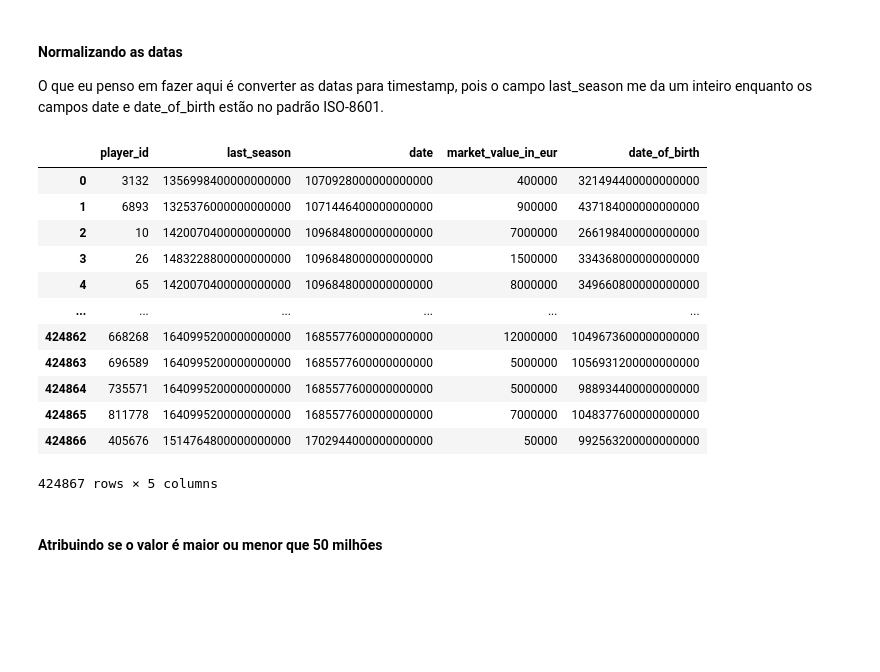
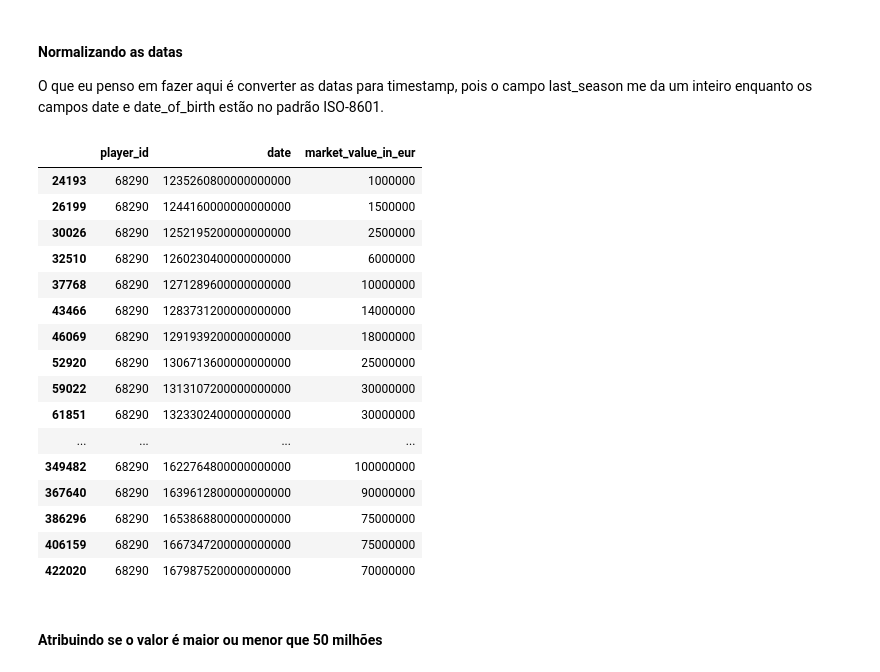
Before and after one commit to lucasramosdev/prevendo_valor_jogadores, a Jupyter notebook: Learn.ipynb, the cells around one changed output. Cells and saved outputs as stored; diff of their text form; code cells hidden in the pictures; blank space fills up the shorter version.

```diff
--- a/Learn.ipynb
+++ b/Learn.ipynb
@@ -101,26 +101,27 @@ O que eu penso em fazer aqui é converter as datas para timestamp, pois o campo
 # %%
 import pandas as pd
 from datetime import datetime
 
-stats['date_of_birth'] = pd.to_datetime(stats['date_of_birth']).astype('int64')
 stats['date'] = pd.to_datetime(stats['date']).astype('int64')
-stats['last_season'] = stats['last_season'].astype(str) + '-01-01'
-stats['last_season'] = pd.to_datetime(stats['last_season']).astype('int64')
-stats
+stats[stats.player_id == 68290]
 # %% [output]
-|  | player_id | last_season | date | market_value_in_eur | date_of_birth |
-| 0 | 3132 | 1356998400000000000 | 1070928000000000000 | 400000 | 321494400000000000 |
-| 1 | 6893 | 1325376000000000000 | 1071446400000000000 | 900000 | 437184000000000000 |
-| 2 | 10 | 1420070400000000000 | 1096848000000000000 | 7000000 | 266198400000000000 |
-| 3 | 26 | 1483228800000000000 | 1096848000000000000 | 1500000 | 334368000000000000 |
-| 4 | 65 | 1420070400000000000 | 1096848000000000000 | 8000000 | 349660800000000000 |
-| ... | ... | ... | ... | ... | ... |
-| 424862 | 668268 | 1640995200000000000 | 1685577600000000000 | 12000000 | 1049673600000000000 |
-| 424863 | 696589 | 1640995200000000000 | 1685577600000000000 | 5000000 | 1056931200000000000 |
-| 424864 | 735571 | 1640995200000000000 | 1685577600000000000 | 5000000 | 988934400000000000 |
-| 424865 | 811778 | 1640995200000000000 | 1685577600000000000 | 7000000 | 1048377600000000000 |
-| 424866 | 405676 | 1514764800000000000 | 1702944000000000000 | 50000 | 992563200000000000 |
+|  | player_id | date | market_value_in_eur |
+| 24193 | 68290 | 1235260800000000000 | 1000000 |
+| 26199 | 68290 | 1244160000000000000 | 1500000 |
+| 30026 | 68290 | 1252195200000000000 | 2500000 |
+| 32510 | 68290 | 1260230400000000000 | 6000000 |
+| 37768 | 68290 | 1271289600000000000 | 10000000 |
+| 43466 | 68290 | 1283731200000000000 | 14000000 |
+| 46069 | 68290 | 1291939200000000000 | 18000000 |
+| 52920 | 68290 | 1306713600000000000 | 25000000 |
+| 59022 | 68290 | 1313107200000000000 | 30000000 |
+| 61851 | 68290 | 1323302400000000000 | 30000000 |
+| ... | ... | ... | ... |
+| 349482 | 68290 | 1622764800000000000 | 100000000 |
+| 367640 | 68290 | 1639612800000000000 | 90000000 |
+| 386296 | 68290 | 1653868800000000000 | 75000000 |
+| 406159 | 68290 | 1667347200000000000 | 75000000 |
+| 422020 | 68290 | 1679875200000000000 | 70000000 |
-424867 rows × 5 columns
 # %% [markdown]
 #### Atribuindo se o valor é maior ou menor que 50 milhões
 # %%
```
Also changed, not shown: parts of 12 cells of this notebook, 2 other files.
